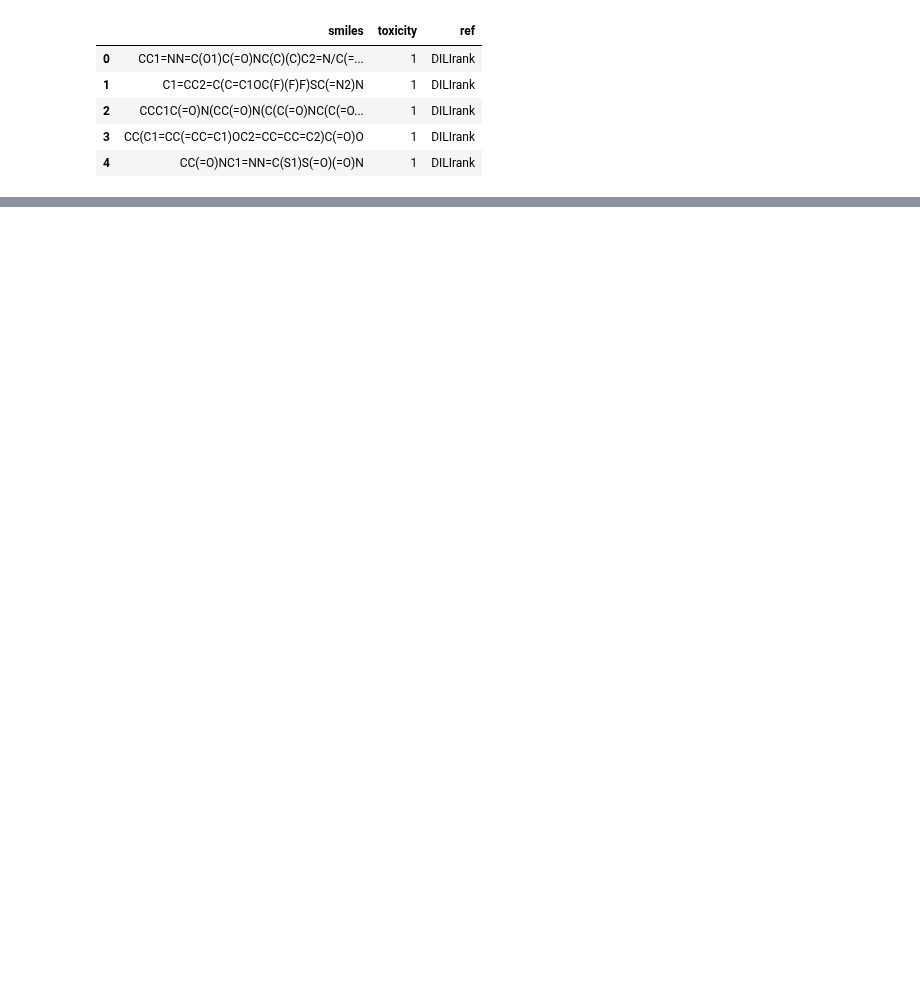
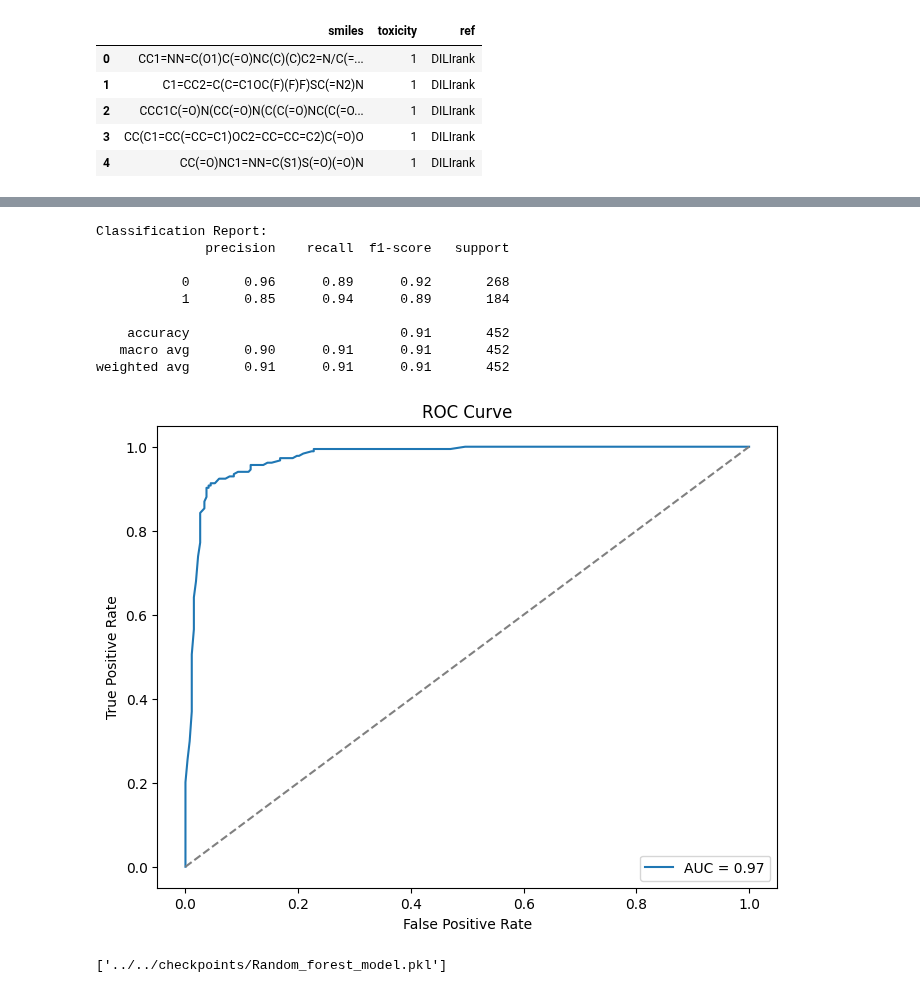
Before and after one commit to ersilia-os/eos21q7, a Jupyter notebook: model/framework/code/01_Model_training.ipynb, the cells around one changed output, grey strips where cells are left out. Drawn from its saved outputs; the diff is of its cells as text; code cells hidden in the pictures; blank space fills up the shorter version.

```diff
--- a/model/framework/code/01_Model_training.ipynb
+++ b/model/framework/code/01_Model_training.ipynb
@@ -891,0 +59,57 @@ weighted avg       0.63      0.63      0.62      1850
+# %%
+## Random forest classifier model
+import joblib
+import pandas as pd
+from sklearn.model_selection import train_test_split
+from sklearn.ensemble import RandomForestClassifier
+from sklearn.metrics import classification_report, roc_auc_score, roc_curve
+import matplotlib.pyplot as plt
+
+
+# Split features and target variable
+X_train = train.drop(columns=['toxicity'])
+y_train = train['toxicity']
+X_test = test.drop(columns=['toxicity'])
+y_test = test['toxicity']
+
+# Initialize Random Forest Classifier
+rf_classifier = RandomForestClassifier(n_estimators=100, random_state=42)
+
+# Train the model
+rf_classifier.fit(X_train, y_train)
+
+# Predictions on the test set
+y_pred = rf_classifier.predict(X_test)
+
+# Classification Report
+print("Classification Report:")
+print(classification_report(y_test, y_pred))
+
+# AUC-ROC Curve
+y_prob = rf_classifier.predict_proba(X_test)[:, 1]
+auc_score = roc_auc_score(y_test, y_prob)
+fpr, tpr, thresholds = roc_curve(y_test, y_prob)
+
+plt.figure(figsize=(8, 6))
+plt.plot(fpr, tpr, label=f'AUC = {auc_score:.2f}')
+plt.plot([0, 1], [0, 1], linestyle='--', color='grey')
+plt.xlabel('False Positive Rate')
+plt.ylabel('True Positive Rate')
+plt.title('ROC Curve')
+plt.legend()
+plt.show()
+
+# Save the trained model to a file
+joblib.dump(rf_classifier, '../../checkpoints/Random_forest_model.pkl')
+# %% [output]
+Classification Report:
+              precision    recall  f1-score   support
+
+           0       0.96      0.89      0.92       268
+           1       0.85      0.94      0.89       184
+
+    accuracy                           0.91       452
+   macro avg       0.90      0.91      0.91       452
+weighted avg       0.91      0.91      0.91       452
+[figure, added]
+['../../checkpoints/Random_forest_model.pkl']
```
Also changed, not shown: parts of 14 cells of this notebook, 40 other files.
